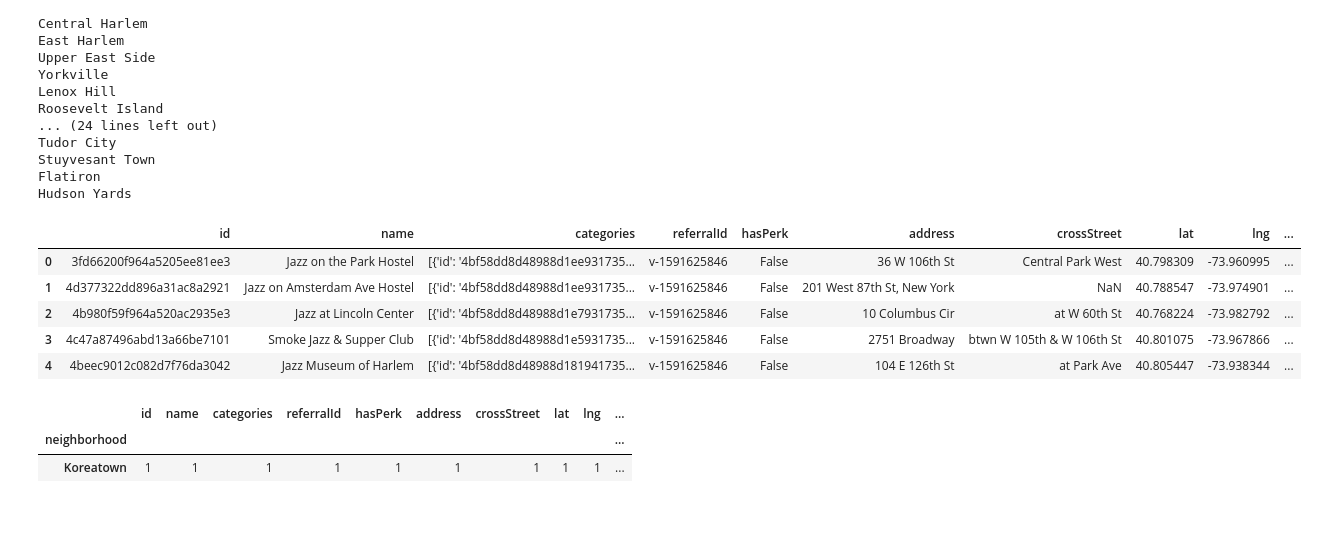
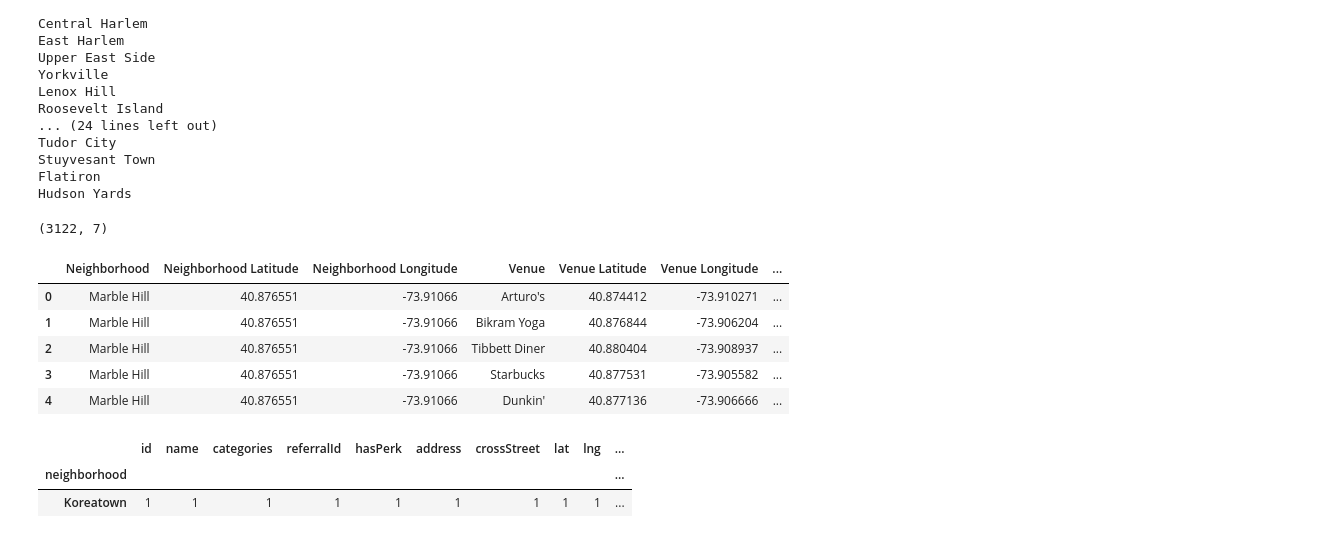
Before and after one commit to githubchinny/data-science, a Jupyter notebook: manhattan/ManhattanJazz.ipynb, the cells around one changed output. Drawn from its saved outputs; the diff is of its cells as text; code cells hidden in the pictures.

```diff
--- a/manhattan/ManhattanJazz.ipynb
+++ b/manhattan/ManhattanJazz.ipynb
@@ -73,8 +78,9 @@ url = 'https://api.foursquare.com/v2/venues/search?client_id={}&client_secret={}
     longitude,
     VERSION,
     search_query,
-#     radius,
+    radius,
     LIMIT
     )
 
 results = requests.get(url).json()
+results
@@ -81,3 +107,15 @@ results = requests.get(url).json()
+# %%
+# function that extracts the category of the venue
+def get_category_type(row):
+    try:
+        categories_list = row['categories']
+    except:
+        categories_list = row['venue.categories']
+
+    if len(categories_list) == 0:
+        return None
+    else:
+        return categories_list[0]['name']
 # %%
 # assign relevant part of JSON to venues
 venues = results['response']['venues']
@@ -92,11 +130,11 @@ nearby_venues = json_normalize(venues) # flatten JSON
 # nearby_venues = nearby_venues.loc[:, filtered_columns]
 
 # # filter the category for each row
-# nearby_venues['categories'] = nearby_venues.apply(get_category_type, axis=1)
+nearby_venues['categories'] = nearby_venues.apply(get_category_type, axis=1)
 
 # # clean columns and keep everything after the full spot
 nearby_venues.columns = [col.split(".")[-1] for col in nearby_venues.columns]
 
-nearby_venues.head()
+nearby_venues.sample(5)
 # %% [output]
 |  | id | name | categories | referralId | hasPerk | address | crossStreet | lat | lng | ... |
@@ -237,16 +294,17 @@ Hudson Yards
 # %%
 # print(manhattan_venues.shape)
 # manhattan_venues.head()
 
-nearby_venues.shape
-nearby_venues.head()
+print(venues.shape)
+venues.head()
 # %% [output]
+(3122, 7)
-|  | id | name | categories | referralId | hasPerk | address | crossStreet | lat | lng | ... |
-| 0 | 3fd66200f964a5205ee81ee3 | Jazz on the Park Hostel | [{'id': '4bf58dd8d48988d1ee931735... | v-1591625846 | False | 36 W 106th St | Central Park West | 40.798309 | -73.960995 | ... |
-| 1 | 4d377322dd896a31ac8a2921 | Jazz on Amsterdam Ave Hostel | [{'id': '4bf58dd8d48988d1ee931735... | v-1591625846 | False | 201 West 87th St, New York | NaN | 40.788547 | -73.974901 | ... |
-| 2 | 4b980f59f964a520ac2935e3 | Jazz at Lincoln Center | [{'id': '4bf58dd8d48988d1e7931735... | v-1591625846 | False | 10 Columbus Cir | at W 60th St | 40.768224 | -73.982792 | ... |
-| 3 | 4c47a87496abd13a66be7101 | Smoke Jazz & Supper Club | [{'id': '4bf58dd8d48988d1e5931735... | v-1591625846 | False | 2751 Broadway | btwn W 105th & W 106th St | 40.801075 | -73.967866 | ... |
-| 4 | 4beec9012c082d7f76da3042 | Jazz Museum of Harlem | [{'id': '4bf58dd8d48988d181941735... | v-1591625846 | False | 104 E 126th St | at Park Ave | 40.805447 | -73.938344 | ... |
+|  | Neighborhood | Neighborhood Latitude | Neighborhood Longitude | Venue | Venue Latitude | Venue Longitude | ... |
+| 0 | Marble Hill | 40.876551 | -73.91066 | Arturo's | 40.874412 | -73.910271 | ... |
+| 1 | Marble Hill | 40.876551 | -73.91066 | Bikram Yoga | 40.876844 | -73.906204 | ... |
+| 2 | Marble Hill | 40.876551 | -73.91066 | Tibbett Diner | 40.880404 | -73.908937 | ... |
+| 3 | Marble Hill | 40.876551 | -73.91066 | Starbucks | 40.877531 | -73.905582 | ... |
+| 4 | Marble Hill | 40.876551 | -73.91066 | Dunkin' | 40.877136 | -73.906666 | ... |
 # %%
 nearby_venues.groupby('neighborhood').count()
 # %% [output]
```
Also changed, not shown: parts of 9 cells of this notebook.
